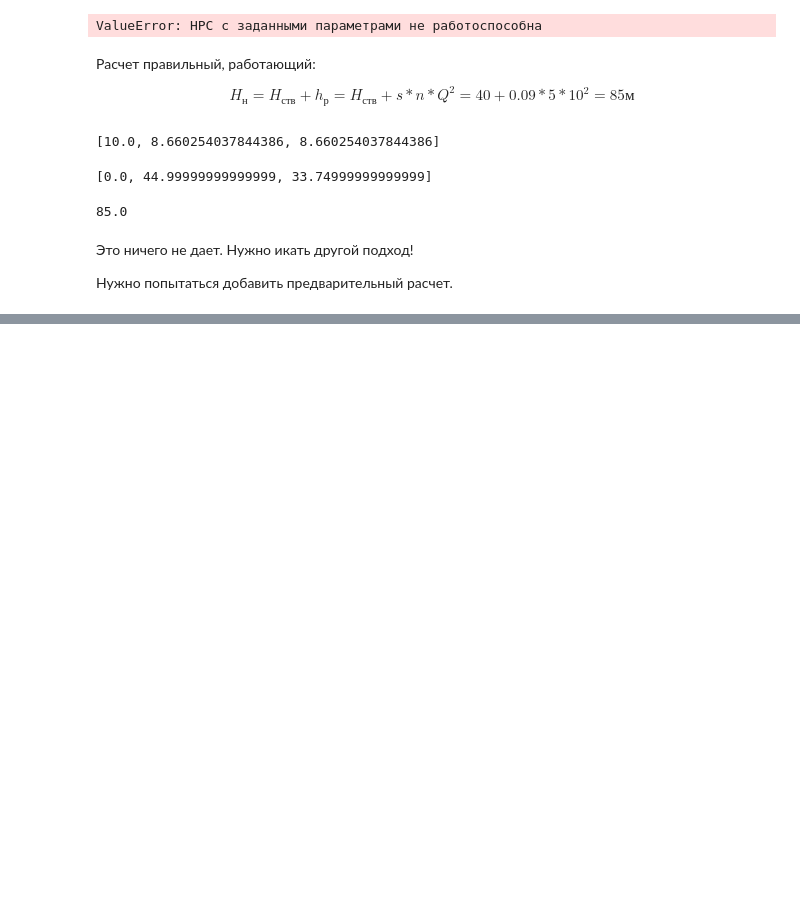
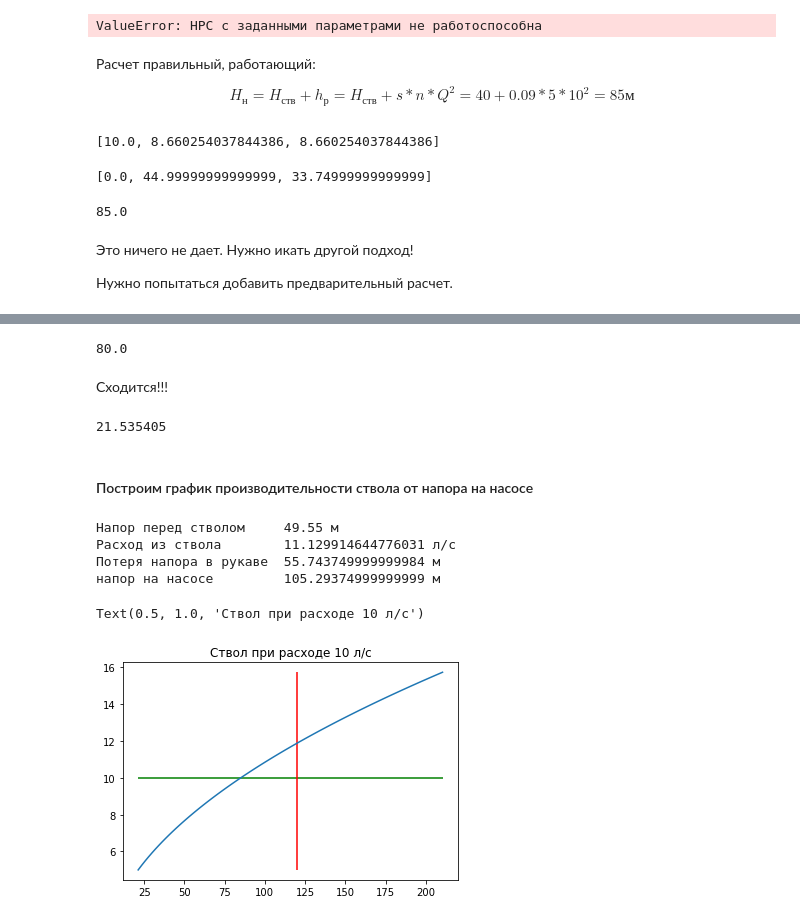
Before and after one commit to Obsidian-pb/NRS_modeller, a Jupyter notebook: workFolder/model_tessts.ipynb, the cells around one changed output, grey strips where cells are left out. Cells and saved outputs as stored; diff of their text form; code cells hidden in the pictures; blank space fills up the shorter version.

```diff
--- a/workFolder/model_tessts.ipynb
+++ b/workFolder/model_tessts.ipynb
@@ -513,0 +725,56 @@ hose.history()['h']
+# %%
+hose.history()['h'][-1]  + nozzle.history()['H_in'][-1]
+# %% [output]
+80.0
+# %% [markdown]
+Сходится!!!
+# %%
+10.15 + 0.09 * 5 * 5.03**2
+# %% [output]
+21.535405
+# %% [markdown]
+#### Построим график производительности ствола от напора на насосе
+# %%
+def get_Qnozzle(h_nozzle, p_nozzle):
+    return p_nozzle * pow(h_nozzle, 0.5)
+
+def get_Hhose(q_nozzle, s=0.09, n=1):
+    return s * n * q_nozzle**2
+
+h_nozzle = 49.55
+q_nozzle = get_Qnozzle(h_nozzle, p_10)
+h_hose = get_Hhose(q_nozzle, n=5)
+h_pump = h_hose + h_nozzle
+
+print('Напор перед стволом    ', h_nozzle, 'м')
+print('Расход из ствола       ', q_nozzle, 'л/с')
+print('Потеря напора в рукаве ', h_hose, 'м')
+print('напор на насосе        ', h_pump, 'м')
+# %% [output]
+Напор перед стволом     49.55 м
+Расход из ствола        11.129914644776031 л/с
+Потеря напора в рукаве  55.743749999999984 м
+напор на насосе         105.29374999999999 м
+# %%
+h_pumps   = []
+q_nozzles = []
+
+for h_nozzle in (range(10, 100)):
+    q_nozzle = get_Qnozzle(h_nozzle, p_10)
+    h_hose = get_Hhose(q_nozzle, n=5)
+    h_pump = h_hose + h_nozzle
+
+    q_nozzles.append(
+        q_nozzle
+        )
+    h_pumps.append(
+        h_pump
+        )
+
+plt.plot(h_pumps, q_nozzles)
+plt.hlines([10], h_pumps[0], h_pumps[-1], color='g')
+plt.vlines([120], q_nozzles[0], q_nozzles[-1], color='r')
+plt.title('При расходе 10 л/с')
+# %% [output]
+Text(0.5, 1.0, 'Ствол при расходе 10 л/с')
+[figure, added]
```
Also changed, not shown: parts of 13 cells of this notebook.
